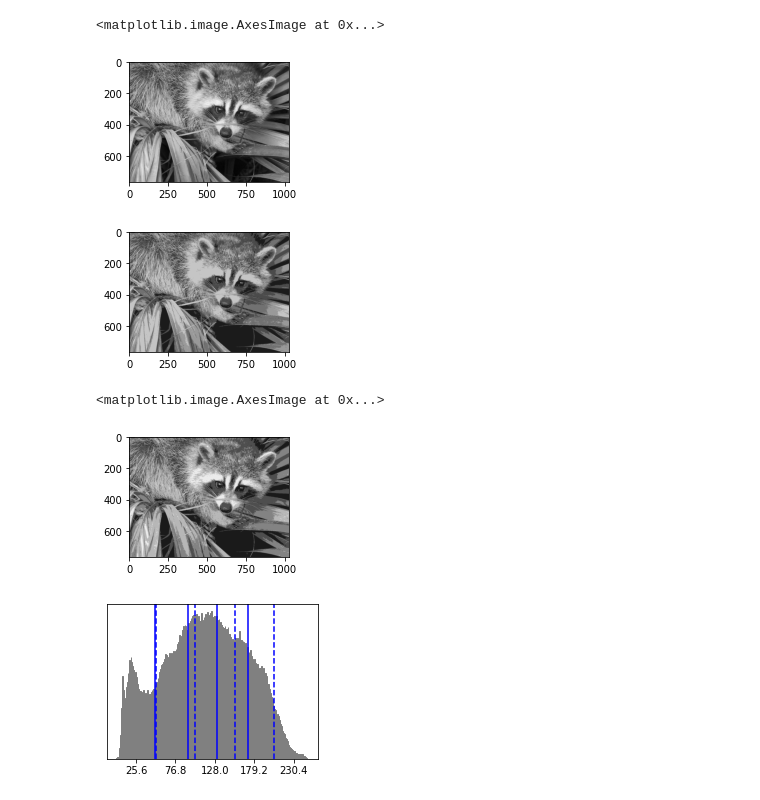
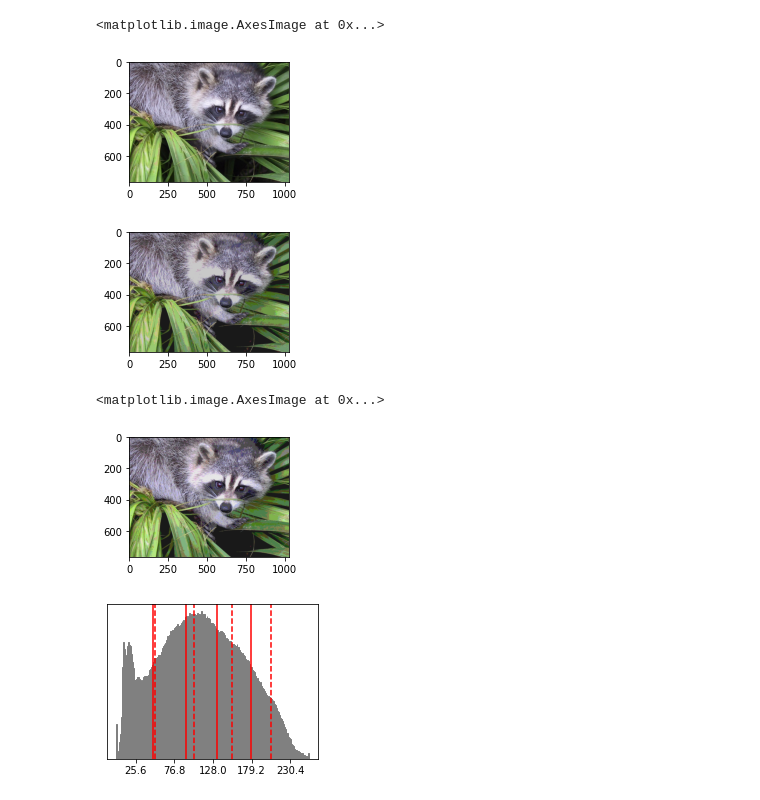
Before and after one commit to ArshockAbedan/scikit-learn, a Jupyter notebook: VectorQuantizationExample.ipynb, the cells around one changed output. Drawn from its saved outputs; the diff is of its cells as text; code cells hidden in the pictures.

```diff
--- a/VectorQuantizationExample.ipynb
+++ b/VectorQuantizationExample.ipynb
@@ -9,8 +9,8 @@ from sklearn import cluster
 # %%
 try:
   from scipy.misc import face
-  face = face(gray=True)
+  face = face(gray=False)
 except ImportError:
-  face = sp.face(gray=True)
+  face = sp.face(gray=False)
 # %%
 n_clusters = 5
@@ -18,6 +18,6 @@ np.random.seed(0)
 # %%
 X = face.reshape((-1,1)) # We need an (n_sample, n_feature) array
-k_means = cluster.KMeans(n_clusters=n_clusters, n_init=4)
+k_means = cluster.KMeans(n_clusters=n_clusters, n_init=10)
 k_means.fit(X)
 values = k_means.cluster_centers_.squeeze()
 labels = k_means.labels_
@@ -31,15 +31,15 @@ vmax = face.max()
 # %%
 # original face
 plt.figure(1, figsize=(3, 2.2))
-plt.imshow(face, cmap=plt.cm.gray, vmin=vmin, vmax=256)
+plt.imshow(face, vmin=vmin, vmax=256)
 
 # compressed face
 plt.figure(2, figsize=(3, 2.2))
-plt.imshow(face_compressed, cmap=plt.cm.gray, vmin=vmin, vmax=vmax)
+plt.imshow(face_compressed, vmin=0, vmax=256)
 # %% [output]
 <matplotlib.image.AxesImage at 0x...>
-[figure, old version]
+[figure, new version]
-[figure, old version]
+[figure, new version]
 # %%
 # equal bins face
 regular_values = np.linspace(0, 256, n_clusters + 1)
@@ -47,26 +47,27 @@ regular_labels = np.searchsorted(regular_values, face) - 1
 regular_values = 0.5 * (regular_values[1:] + regular_values[:-1])  # mean
 regular_face = np.choose(regular_labels.ravel(), regular_values, mode="clip")
 regular_face.shape = face.shape
+regular_face = regular_face.astype(int)
 plt.figure(3, figsize=(3, 2.2))
-plt.imshow(regular_face, cmap=plt.cm.gray, vmin=vmin, vmax=vmax)
+plt.imshow(regular_face, vmin=0, vmax=256)
 # %% [output]
 <matplotlib.image.AxesImage at 0x...>
-[figure, old version]
+[figure, new version]
 # %%
 # histogram
 plt.figure(4, figsize=(3, 2.2))
 plt.clf()
 plt.axes([0.01, 0.01, 0.98, 0.98])
 plt.hist(X, bins=256, color=".5", edgecolor=".5")
 plt.yticks(())
 plt.xticks(regular_values)
 values = np.sort(values)
 for center_1, center_2 in zip(values[:-1], values[1:]):
-    plt.axvline(0.5 * (center_1 + center_2), color="b")
+    plt.axvline(0.5 * (center_1 + center_2), color="r")
 
 for center_1, center_2 in zip(regular_values[:-1], regular_values[1:]):
-    plt.axvline(0.5 * (center_1 + center_2), color="b", linestyle="--")
+    plt.axvline(0.5 * (center_1 + center_2), color="r", linestyle="--")
 
 plt.show()
 # %% [output]
-[figure, old version]
+[figure, new version]
```
Also changed, not shown: parts of 2 cells of this notebook.
